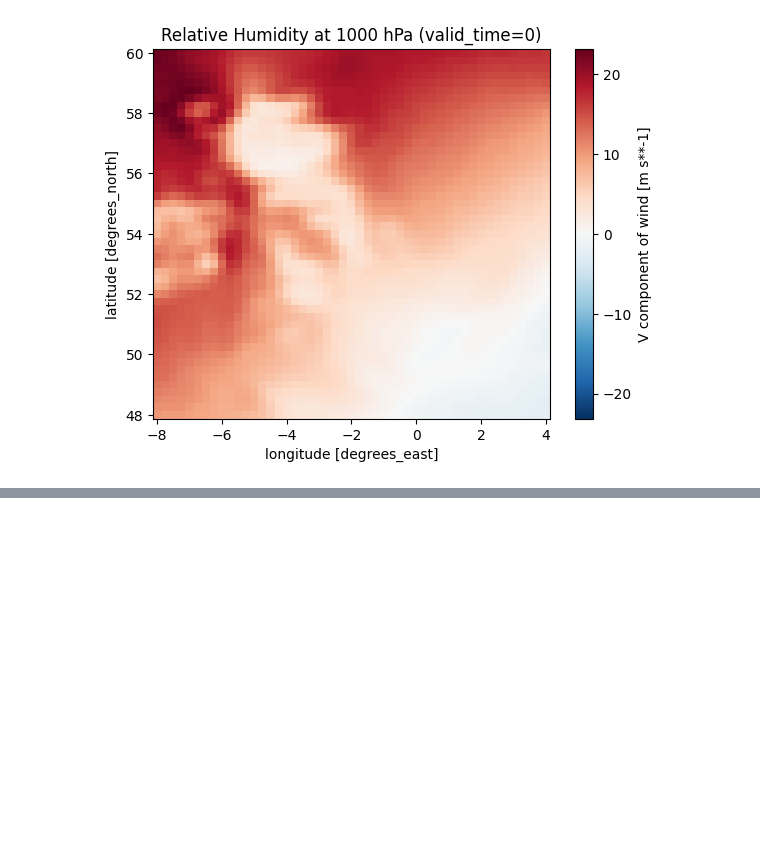
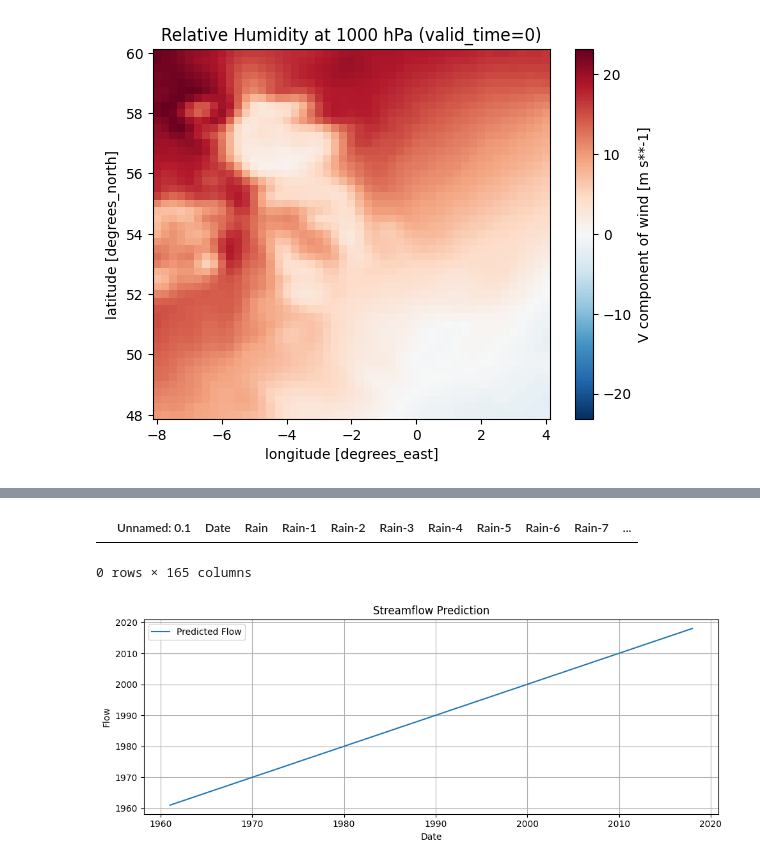
Before and after one commit to AlineVD/Lowlands-vs_highlands-streamflow, a Jupyter notebook: download_data/test.ipynb, the cells around one changed output, grey strips where cells are left out. Drawn from its saved outputs; the diff is of its cells as text; code cells hidden in the pictures; blank space fills up the shorter version.

```diff
--- a/download_data/test.ipynb
+++ b/download_data/test.ipynb
@@ -117,0 +484,31 @@ Stacktrace:
+# %%
+import matplotlib.pyplot as plt
+
+def plot_prediction(df_predictions, variable_to_plot):
+    df_predictions['Date'] = pd.to_datetime(df_predictions['Date'])
+
+    plt.figure(figsize=(10, 4))
+    plt.plot(df_predictions['Date'], df_predictions[variable_to_plot], label='Predicted Flow')
+    plt.xlabel('Date')
+    plt.ylabel('Flow')
+    plt.title('Streamflow Prediction')
+    plt.legend()
+    plt.tight_layout()
+    plt.grid(True)
+    plt.show()
+# %%
+df_predictions = pd.read_csv(paths.CATCHMENT_BASINS + '/2001/2001_lumped_nrfa.csv')
+#df_predictions = pd.read_csv(paths.PREDICTIONS + '/era5/8006_era5.csv')
+# %%
+df_predictions['Parsed_Date'] = pd.to_datetime(df_predictions['Date'], errors='coerce')
+
+# Find rows where the conversion failed (invalid dates)
+invalid_date_rows = df_predictions[df_predictions['Parsed_Date'].isna()]
+invalid_date_rows
+# %% [output]
+|  | Unnamed: 0.1 | Date | Rain | Rain-1 | Rain-2 | Rain-3 | Rain-4 | Rain-5 | Rain-6 | Rain-7 | ... |
+0 rows × 165 columns
+# %%
+plot_prediction(df_predictions, 'Date')
+# %% [output]
+[figure, added]
```
Also changed, not shown: parts of 36 cells of this notebook, 15 other files.
